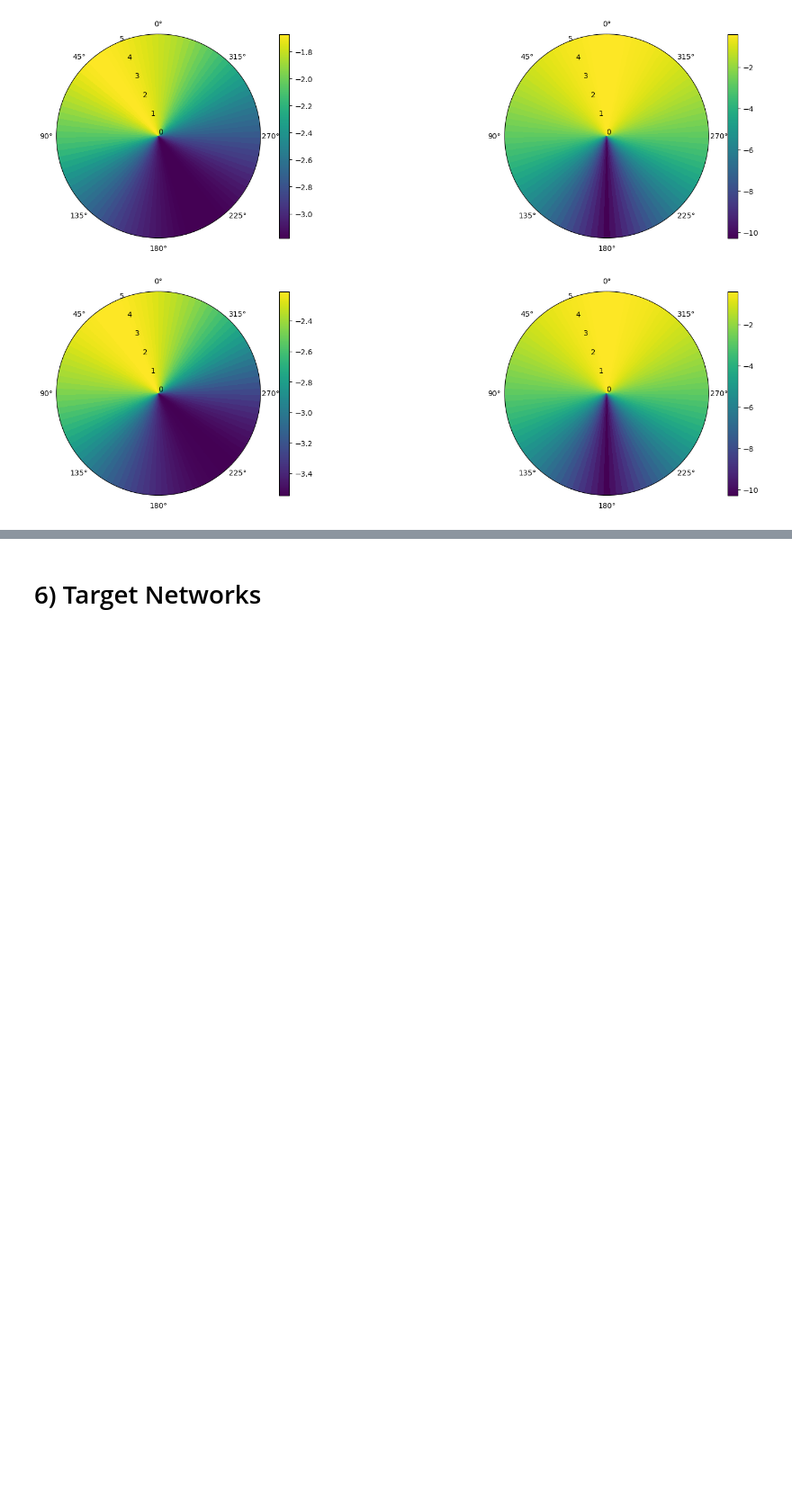
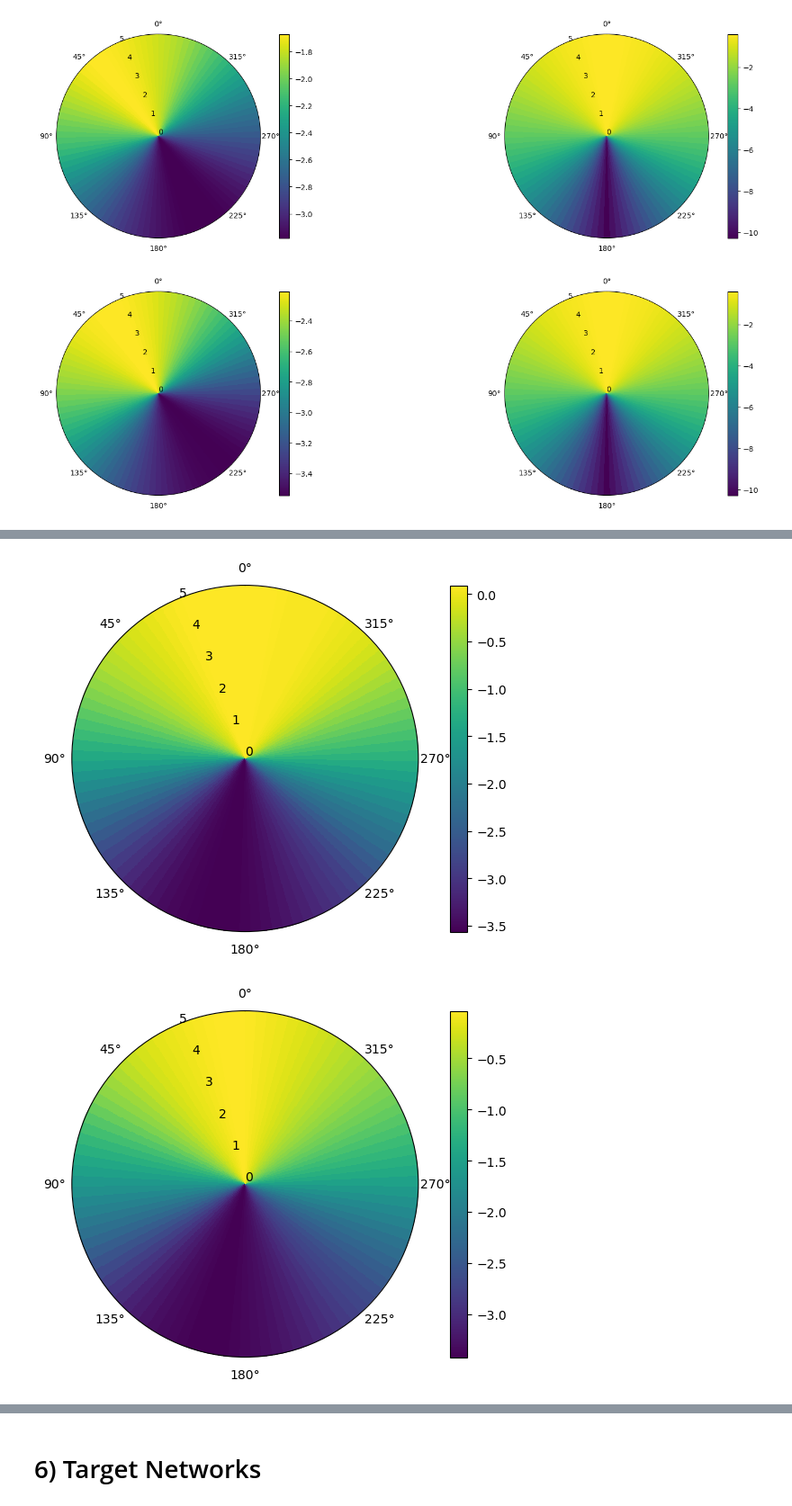
Before and after one commit to francpp/Deep_Deterministic_Policy_Gradient, a Jupyter notebook: DDPG.ipynb, the cells around one changed output, grey strips where cells are left out. Shown at 90% size. Saved outputs shown, nothing was run; the diff lists cells and outputs as text; code cells hidden in the pictures; blank space fills up the shorter version.

```diff
--- a/DDPG.ipynb
+++ b/DDPG.ipynb
@@ -470,0 +559,30 @@ plt.plot(np.arange(num_epochs), history_policy)
+# %%
+logs = [(0,0),(0,1),(2,1),(-2,1),(-2,-1)]
+
+for l in logs:
+    speed = l[0]
+    torque = l[1]
+
+    fig = plt.figure(figsize=(20, 5))
+
+    rad = np.linspace(0, 5, 100)
+    azm = np.linspace(-np.pi, np.pi, 100)
+    r, th = np.meshgrid(rad, azm)
+
+    # Q-Network
+    speed_array = speed*np.ones(r.shape)
+    torque_array = torque*np.ones(r.shape)
+    data = np.stack([np.cos(th), np.sin(th), speed_array, torque_array], axis = 2)
+    data = torch.tensor(data, dtype = torch.float32)
+    z = model_Q(data)
+    z = z.detach().numpy().squeeze()
+
+    ax1 = fig.add_subplot(121, projection="polar")
+    ax1.grid(False)
+    pc = ax1.pcolormesh(th, r, z)
+    ax1.plot(azm, r, color='k', ls='none')
+    ax1.set_theta_zero_location('N')
+    fig.colorbar(pc)
+# %% [output]
+[figure, added]
+[figure, added]
```
Also changed, not shown: parts of 26 cells of this notebook.
